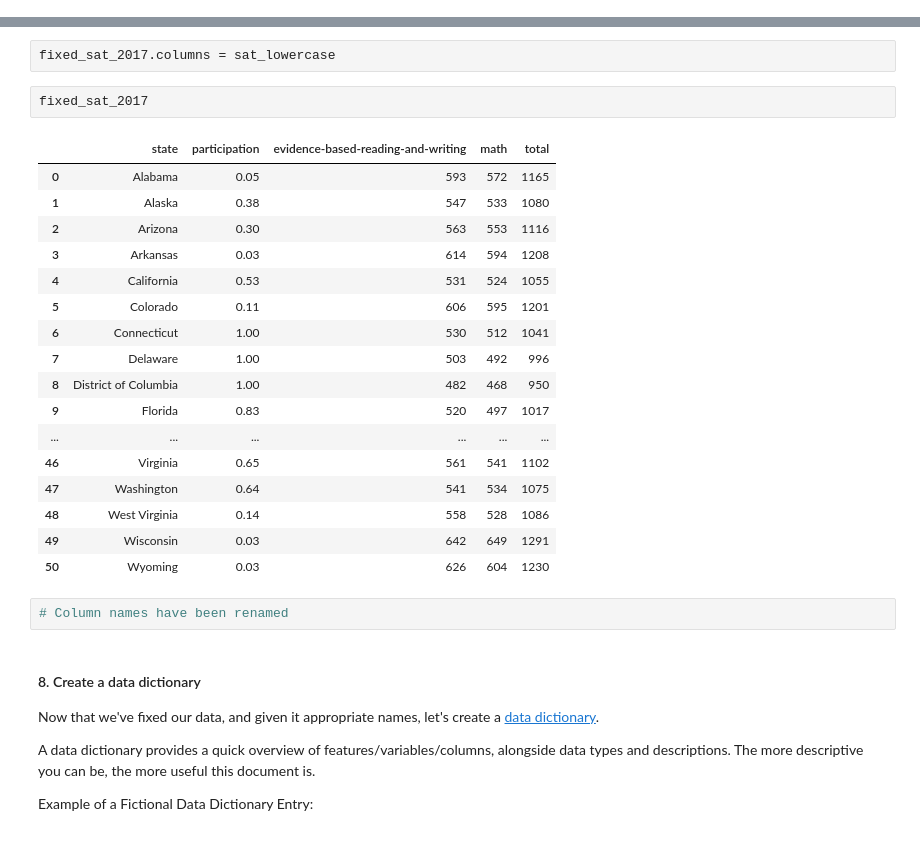
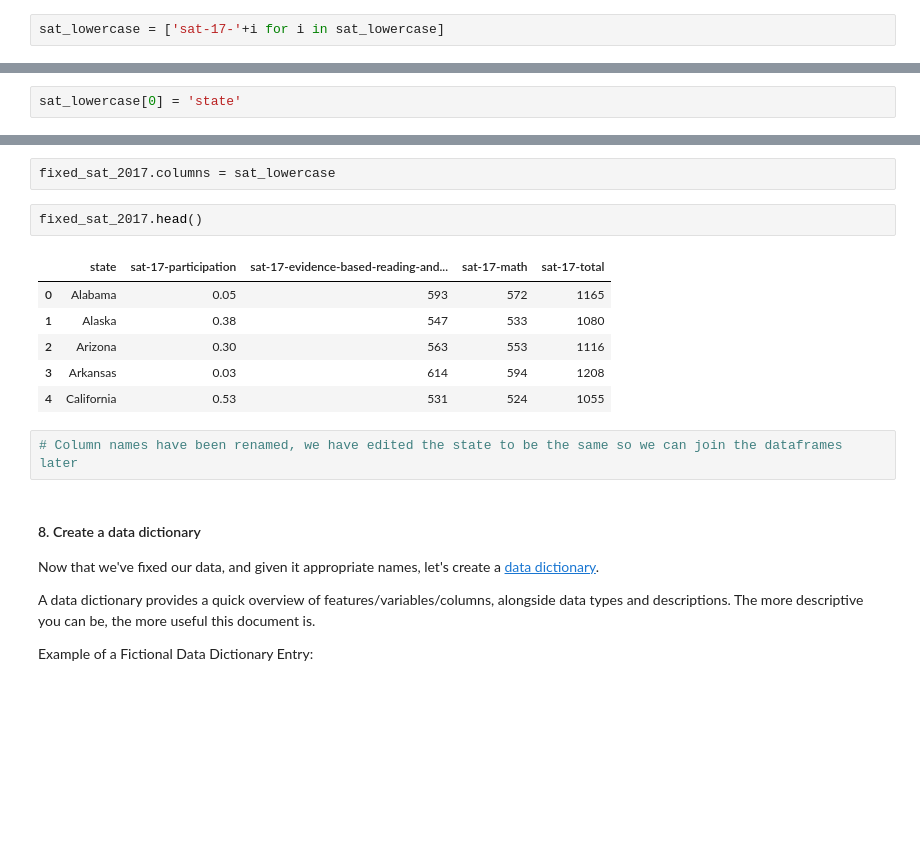
Before and after one commit to viviloaf/general-assembly, a Jupyter notebook: projects/project-1-master/code/project-1-starter-code.ipynb, the cells around one changed output, grey strips where cells are left out. Drawn from its saved outputs; the diff is of its cells as text; blank space fills up the shorter version.

```diff
--- a/projects/project-1-master/code/project-1-starter-code.ipynb
+++ b/projects/project-1-master/code/project-1-starter-code.ipynb
@@ -488,3 +521,5 @@ sat_lowercase
  'evidence-based-reading-and-writing',
  'math',
  'total']
+# %%
+sat_lowercase = ['sat-17-'+i for i in sat_lowercase]
@@ -490,0 +534,2 @@ sat_lowercase
+# %%
+sat_lowercase[0] = 'state'
@@ -491,27 +547,16 @@ sat_lowercase
 # %%
 fixed_sat_2017.columns = sat_lowercase
 # %%
-fixed_sat_2017
+fixed_sat_2017.head()
 # %% [output]
-|  | state | participation | evidence-based-reading-and-writing | math | total |
+|  | state | sat-17-participation | sat-17-evidence-based-reading-and... | sat-17-math | sat-17-total |
 | 0 | Alabama | 0.05 | 593 | 572 | 1165 |
 | 1 | Alaska | 0.38 | 547 | 533 | 1080 |
 | 2 | Arizona | 0.30 | 563 | 553 | 1116 |
 | 3 | Arkansas | 0.03 | 614 | 594 | 1208 |
 | 4 | California | 0.53 | 531 | 524 | 1055 |
-| 5 | Colorado | 0.11 | 606 | 595 | 1201 |
-| 6 | Connecticut | 1.00 | 530 | 512 | 1041 |
-| 7 | Delaware | 1.00 | 503 | 492 | 996 |
-| 8 | District of Columbia | 1.00 | 482 | 468 | 950 |
-| 9 | Florida | 0.83 | 520 | 497 | 1017 |
-| ... | ... | ... | ... | ... | ... |
-| 46 | Virginia | 0.65 | 561 | 541 | 1102 |
-| 47 | Washington | 0.64 | 541 | 534 | 1075 |
-| 48 | West Virginia | 0.14 | 558 | 528 | 1086 |
-| 49 | Wisconsin | 0.03 | 642 | 649 | 1291 |
-| 50 | Wyoming | 0.03 | 626 | 604 | 1230 |
-# %%
-# Column names have been renamed
+# %%
+# Column names have been renamed, we have edited the state to be the same so we can join the dataframes later
 # %% [markdown]
 #### 8. Create a data dictionary
 
```
Also changed, not shown: parts of 86 cells of this notebook.
